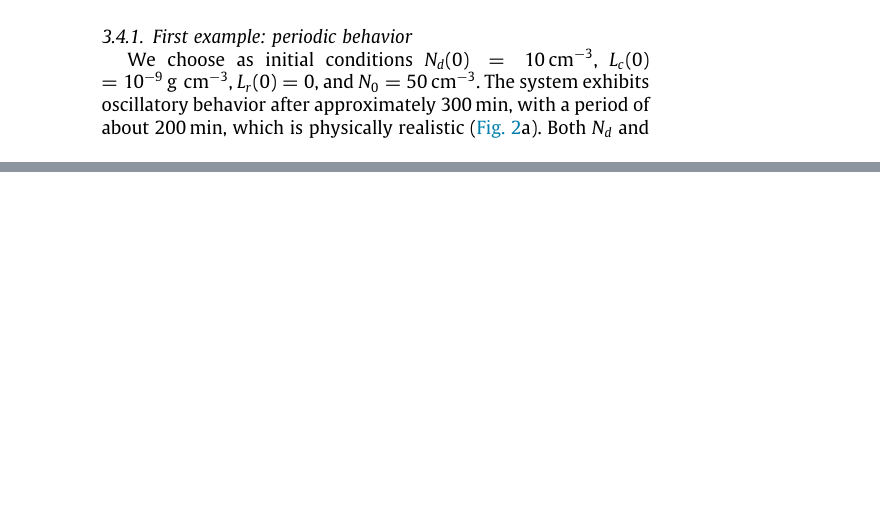
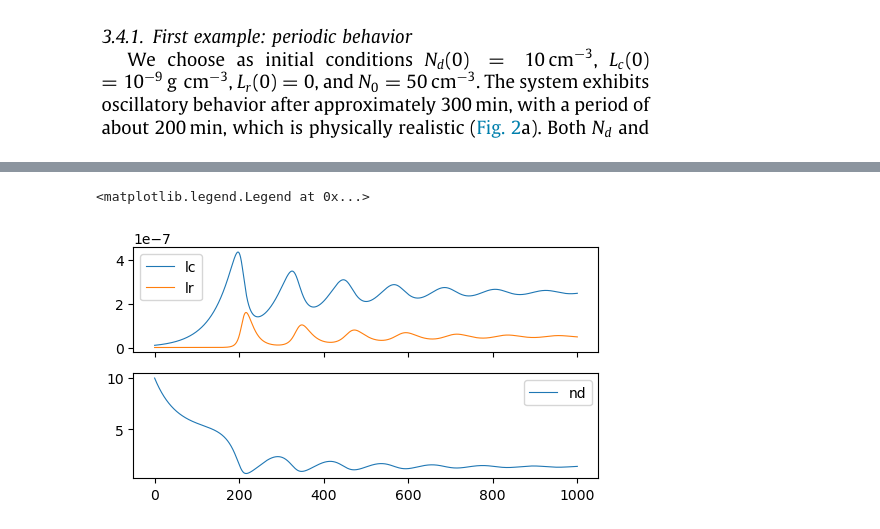
Before and after one commit to francobarrionuevoenv21/MAIE_devs_pub, a Jupyter notebook: MetodosNumericos/FinalProject/MontoyaBarrionuevo-TPFinalV0.ipynb, the cells around one changed output, grey strips where cells are left out. Cells and saved outputs as stored; diff of their text form; code cells hidden in the pictures; blank space fills up the shorter version.

```diff
--- a/MetodosNumericos/FinalProject/MontoyaBarrionuevo-TPFinalV0.ipynb
+++ b/MetodosNumericos/FinalProject/MontoyaBarrionuevo-TPFinalV0.ipynb
@@ -233,0 +166,21 @@ ax.plot(lc, lr, lw = 0.8, label='lc')
+# %%
+# Se redefine N0
+N0 = ND0*0.5 # cm-3
+
+t, lc, lr, nd = euler_solver_3d(dLcdt, dLrdt, dNddt,
+                                0, 1000,
+                                LC0, LR0, ND0,
+                                H)
+
+fig, ax = plt.subplots(2, 1, figsize=(6, 3), sharex = True)
+
+ax[0].plot(t, lc, lw = 0.8, label='lc')
+ax[0].plot(t, lr, lw = 0.8, label='lr')
+
+ax[1].plot(t, nd, lw = 0.8, label='nd')
+
+ax[0].legend()
+ax[1].legend()
+# %% [output]
+<matplotlib.legend.Legend at 0x...>
+[figure, added]
```
Also changed, not shown: parts of 20 cells of this notebook, 1 other file.
